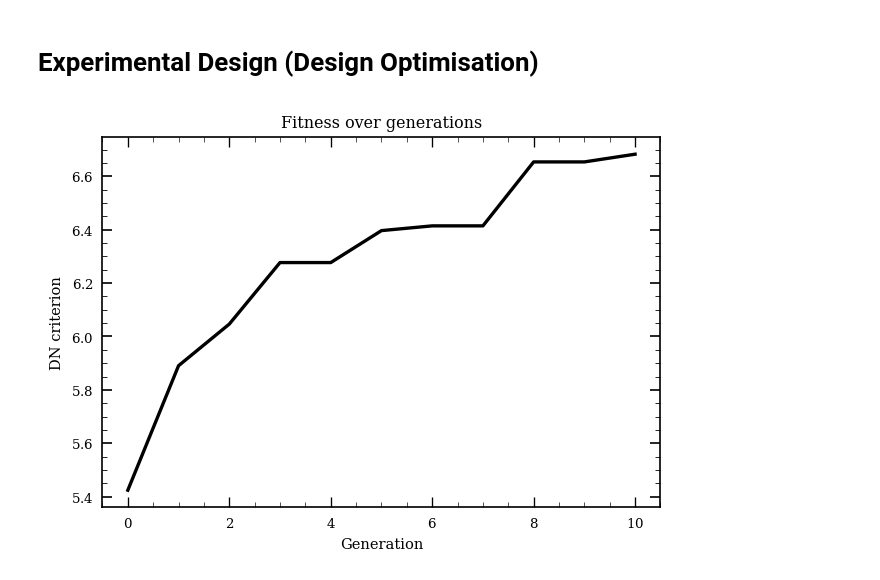
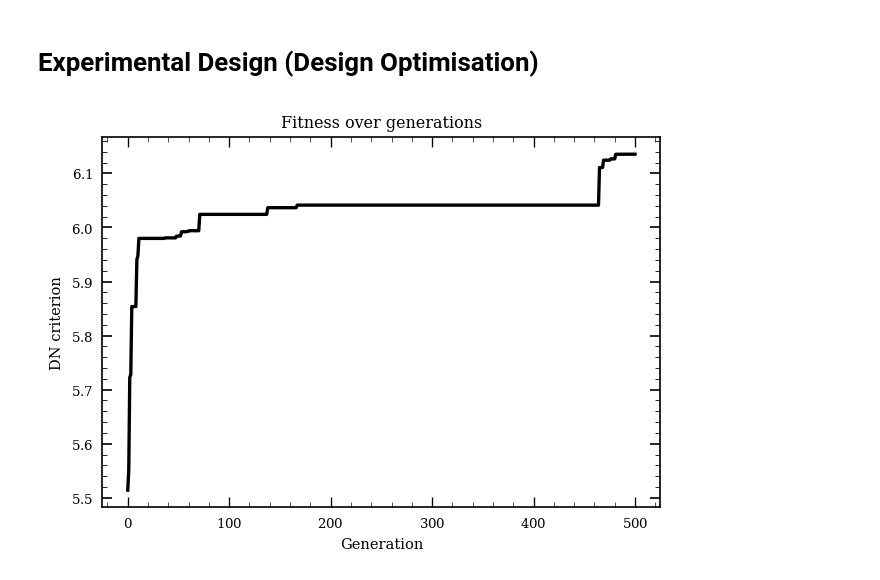
Before and after one commit to dominik-strutz/WoWED-volcano, a Jupyter notebook: main_design_notebook.ipynb, the cells around one changed output. Saved outputs shown, nothing was run; the diff lists cells and outputs as text; code cells hidden in the pictures.

```diff
--- a/main_design_notebook.ipynb
+++ b/main_design_notebook.ipynb
@@ -29,7 +29,7 @@ import torch
 
 import matplotlib.pyplot as plt
 import matplotlib.style as style
-style.use('https://raw.githubusercontent.com/dominik-strutz/dotfiles/main/mystyle.mplstyle')
+style.use('helpers/mplstyle.mplstyle')
 # %%
 from helpers.volcano_data_helpers import (
     get_volcano_data,
@@ -150,7 +127,6 @@ Prior information: -28.44 nats
 
 We can not plant receivers everywhere and have to therfore restrict the design space. This is of course highly dependent on local circumstance but below we will show a how to implement a number of reasonable design restrictions. This should also make it easy for you to implement your own.
 # %%
-%matplotlib inline
 from helpers.design_space_helpers import construct_design_space
 
 design_space_node = construct_design_space(
@@ -166,7 +142,7 @@ design_space_array = construct_design_space(
     max_incline             = 3.0,         # degrees,
     exclude_below_sea_level = True,
     # only add a safety margin if the last eruption was within the last 10 years
-    safety_margin           = 10.0 if int(VOLCANO_DATA['Last Eruption Year']) >= time.localtime().tm_year-10 else 0.0,  # km,
+    safety_margin           = 3.0 if int(VOLCANO_DATA['Last Eruption Year']) >= time.localtime().tm_year-10 else 0.0,  # km,
     min_area                = 10           # km^2 minimum area of the connected region
     )
 
@@ -175,5 +151,6 @@ design_space_dict = dict(
     array=design_space_array,
 )
 
+%matplotlib inline
 plot_design_space_dict(design_space_dict, SURFACE_DATA, VOLCANO_DATA);
 # %% [output]
@@ -198,17 +175,17 @@ Data Types:
 from helpers.forward_function_helpers import Forward_Function
 
 forward_function = Forward_Function(
-    vp             = 3500,
-    Q              = 50,
-    f              = 5.0,
-    ps_ratio       = 1/np.sqrt(3),
-    tt_std_obs     = 0.01,
-    tt_std_vel     = 0.2,
-    asl_std_Q      = 10.0,
-    baz_std        = 10.0,
-    # inc_std        = 20.0,
-    array_baz_only = True,
-    correct_array_orientation=True,
+    vp                        = 3500,   # m/s
+    Q                         = 50,
+    f                         = 5.0,    # Hz
+    ps_ratio                  = 1/np.sqrt(3),
+    tt_std_obs                = 0.01,    # s
+    tt_std_vel                = 0.1,    # s
+    asl_std_Q                 = 10.0,
+    baz_std                   = 6.0,    # degrees
+    # inc_std                   = 20.0, # degrees
+    array_baz_only            = True,
+    correct_array_orientation = True,
     )
 # %% [markdown]
 # Experimental Design (Design Criterion)
@@ -242,34 +219,37 @@ preexisting_design = None
 # %%
 %matplotlib inline
 from helpers.experimental_design_helpers import Design_Optimisation
 
-available_stations = dict(
-    n_node=3,
-    n_array=1)
+# available_stations = dict(
+#     n_node=3,
+#     n_array=1)
+
+available_stations = (('array', 'tt'), ('tt',), ('tt',), ('tt',))
+
 # available_stations = (('array',), ('array',), ('array',), ('array',))
 # available_stations = (('asl',), ('asl',), ('asl',), ('asl',))
 # available_stations = (('tt',), ('tt',), ('tt',), ('tt',))
 
 design_optimisation = Design_Optimisation(
     dn_method,
     SURFACE_DATA,
     PRIOR_DATA,
     design_space_dict,
     preexisting_design=preexisting_design
 )
 
 best_design, info = design_optimisation.get_optimal_design(
     available_stations=available_stations,
     optimisation_algorithm='genetic',
     optimisation_kwargs=dict(
-        num_generations=10,
+        num_generations=500,
         num_parents_mating=4,
-        plot_progress=True,
+        plot_fitness=True,
         random_seed=0,
     )
 )
 # %% [output]
-[figure, old version]
+[figure, new version]
 # %%
 %matplotlib inline
 
```
Also changed, not shown: parts of 17 cells of this notebook, 7 other files.
